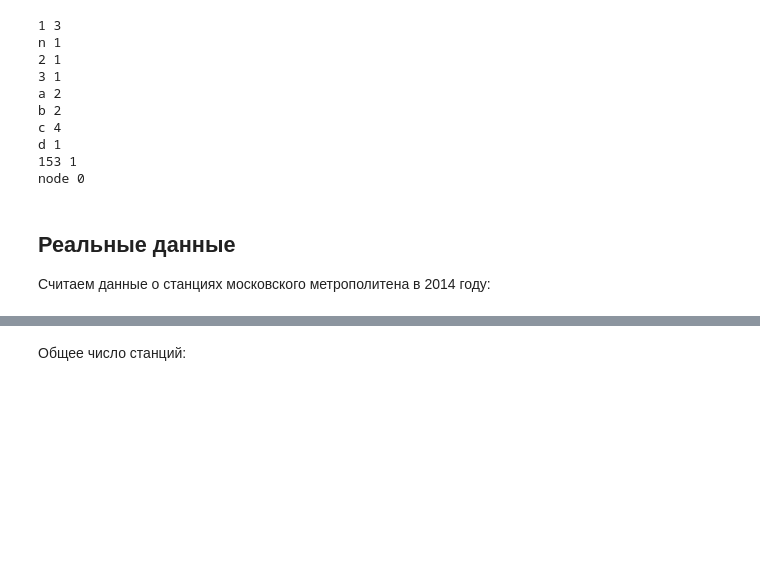
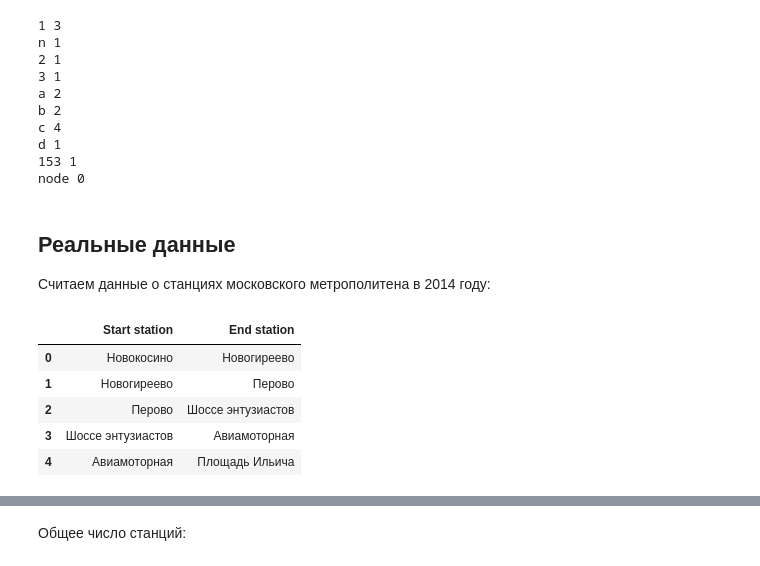
Before and after one commit to Gerrytty/data-mining-course, a Jupyter notebook: DM2_lab.ipynb, the cells around one changed output, grey strips where cells are left out. Drawn from its saved outputs; the diff is of its cells as text; code cells hidden in the pictures; blank space fills up the shorter version.

Commit message:
list of stations

```diff
--- a/DM2_lab.ipynb
+++ b/DM2_lab.ipynb
@@ -152,6 +152,40 @@ node 0
 ## Реальные данные
 
 Считаем данные о станциях московского метрополитена в 2014 году:
+# %%
+import numpy as np
+
+data = pd.read_csv('list_of_moscow_metro_stations.csv')
+data.head()
+
+stations = []
+
+past_row = ""
+for index, row in data.iterrows():
+    stations.append(row)
+
+# print(stations)
+
+from_arr = []
+to_arr = []
+for index in range(len(stations) - 1):
+    if stations[index + 1].Line == stations[index].Line:
+        from_arr.append(stations[index].Name)
+        to_arr.append(stations[index + 1].Name)
+
+df = pd.DataFrame()
+
+df['Start station'] = from_arr
+df['End station'] = to_arr
+
+df.head()
+# %% [output]
+|  | Start station | End station |
+| 0 | Новокосино | Новогиреево |
+| 1 | Новогиреево | Перово |
+| 2 | Перово | Шоссе энтузиастов |
+| 3 | Шоссе энтузиастов | Авиамоторная |
+| 4 | Авиамоторная | Площадь Ильича |
 # %%
 # Формат : две станции записаны в одной строке, если между ними есть перегон.
 # Создать/найти csv файл с описанием связи между станциями метрополитена Москвы
```
Also changed, not shown: parts of 12 cells of this notebook, 5 other files.
